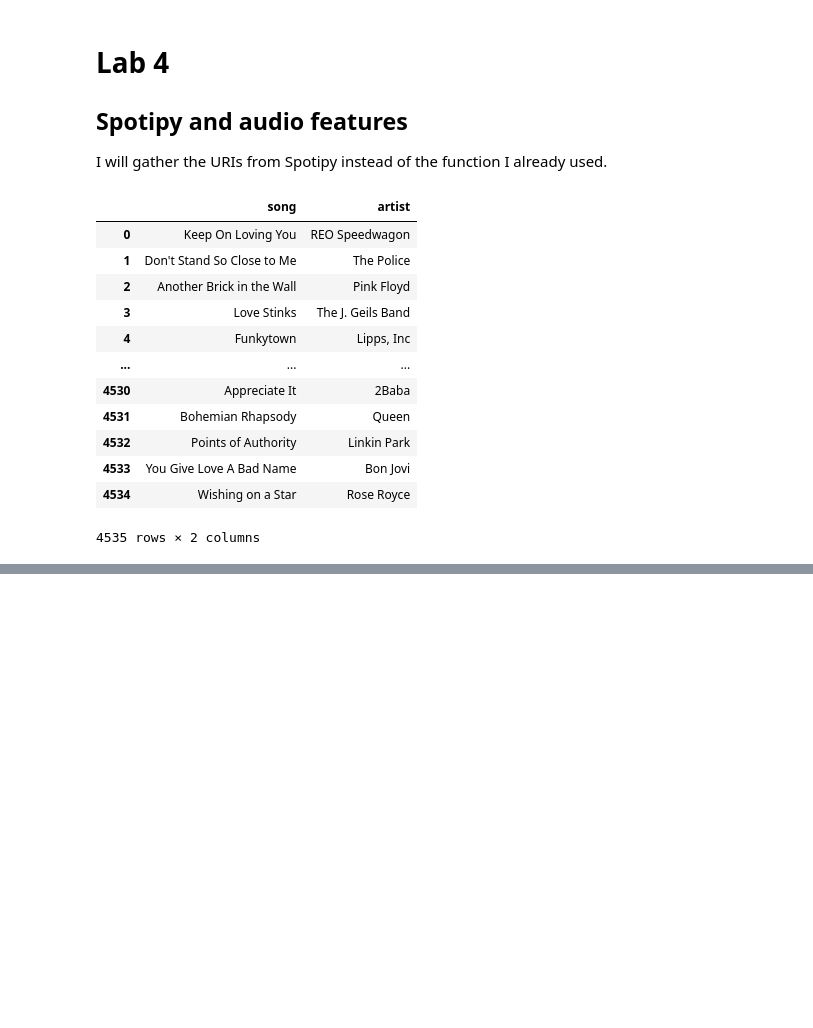
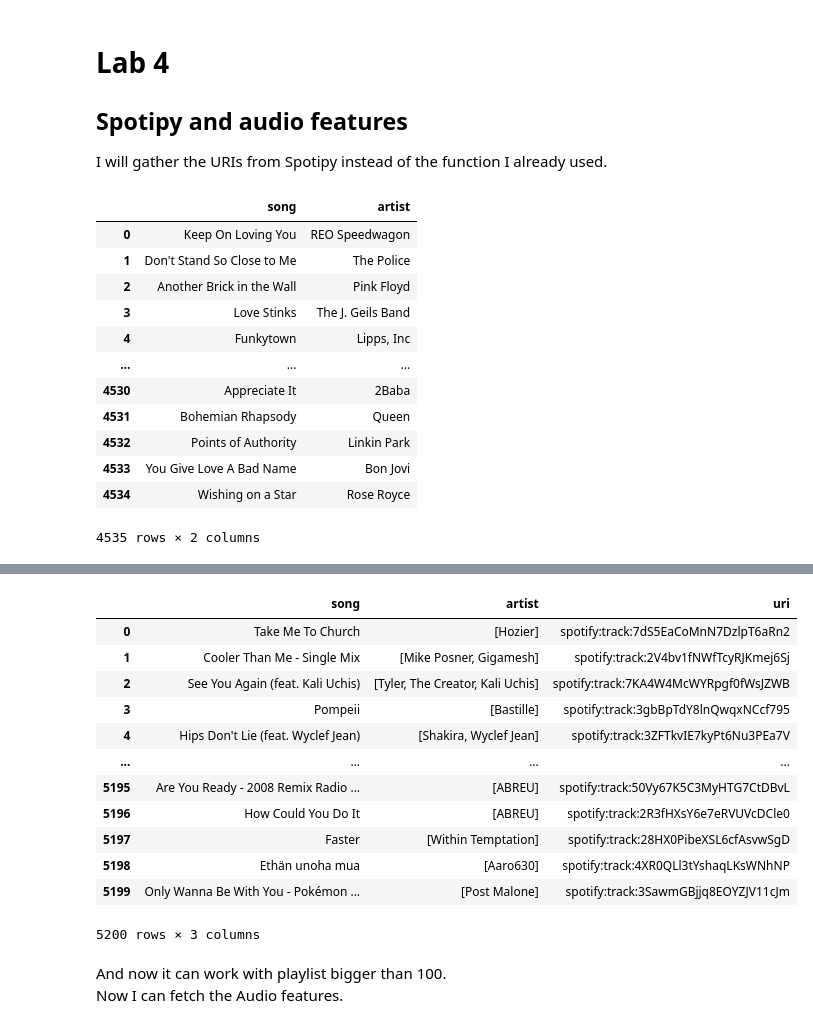
Before and after one commit to cargide/lab-web-scraping-single-page, a Jupyter notebook: lab01.ipynb, the cells around one changed output, grey strips where cells are left out. Saved outputs shown, nothing was run; the diff lists cells and outputs as text; code cells hidden in the pictures; blank space fills up the shorter version.

```diff
--- a/lab01.ipynb
+++ b/lab01.ipynb
@@ -752,0 +843,3 @@ sp = spotipy.Spotify(auth_manager=SpotifyClientCredentials(client_id=secrets_dic
+# %%
+#big playlist test
+df = get_df_from_playlist('4rnleEAOdmFAbRcNCgZMpY')
@@ -752,0 +852,45 @@ sp = spotipy.Spotify(auth_manager=SpotifyClientCredentials(client_id=secrets_dic
+# %%
+def get_df_from_playlist(playlist_id):
+    songs = []
+    artists = []
+    uri = []
+
+    results = sp.playlist_tracks(playlist_id)
+    while results['next']!=None:
+        for item in results["items"]:
+            songs.append(item["track"]['name'])
+            names = []
+            for name in item["track"]['artists']:
+                names.append(name['name'])
+            artists.append(names)
+            uri.append(item["track"]['uri'])
+        sleep(randint(1,3))
+        results = sp.next(results)
+
+    df = pd.DataFrame({'song':songs,
+                      'artist':artists,
+                      'uri':uri
+                    })
+
+    return df
+# %%
+df2 = get_df_from_playlist('4rnleEAOdmFAbRcNCgZMpY')
+# %%
+df2
+# %% [output]
+|  | song | artist | uri |
+| 0 | Take Me To Church | [Hozier] | spotify:track:7dS5EaCoMnN7DzlpT6aRn2 |
+| 1 | Cooler Than Me - Single Mix | [Mike Posner, Gigamesh] | spotify:track:2V4bv1fNWfTcyRJKmej6Sj |
+| 2 | See You Again (feat. Kali Uchis) | [Tyler, The Creator, Kali Uchis] | spotify:track:7KA4W4McWYRpgf0fWsJZWB |
+| 3 | Pompeii | [Bastille] | spotify:track:3gbBpTdY8lnQwqxNCcf795 |
+| 4 | Hips Don't Lie (feat. Wyclef Jean) | [Shakira, Wyclef Jean] | spotify:track:3ZFTkvIE7kyPt6Nu3PEa7V |
+| ... | ... | ... | ... |
+| 5195 | Are You Ready - 2008 Remix Radio ... | [ABREU] | spotify:track:50Vy67K5C3MyHTG7CtDBvL |
+| 5196 | How Could You Do It | [ABREU] | spotify:track:2R3fHXsY6e7eRVUVcDCle0 |
+| 5197 | Faster | [Within Temptation] | spotify:track:28HX0PibeXSL6cfAsvwSgD |
+| 5198 | Ethän unoha mua | [Aaro630] | spotify:track:4XR0QLl3tYshaqLKsWNhNP |
+| 5199 | Only Wanna Be With You - Pokémon ... | [Post Malone] | spotify:track:3SawmGBjjq8EOYZJV11cJm |
+5200 rows × 3 columns
+# %% [markdown]
+And now it can work with playlist bigger than 100.
+Now I can fetch the Audio features.
```
Also changed, not shown: parts of 16 cells of this notebook, 1 other file.
